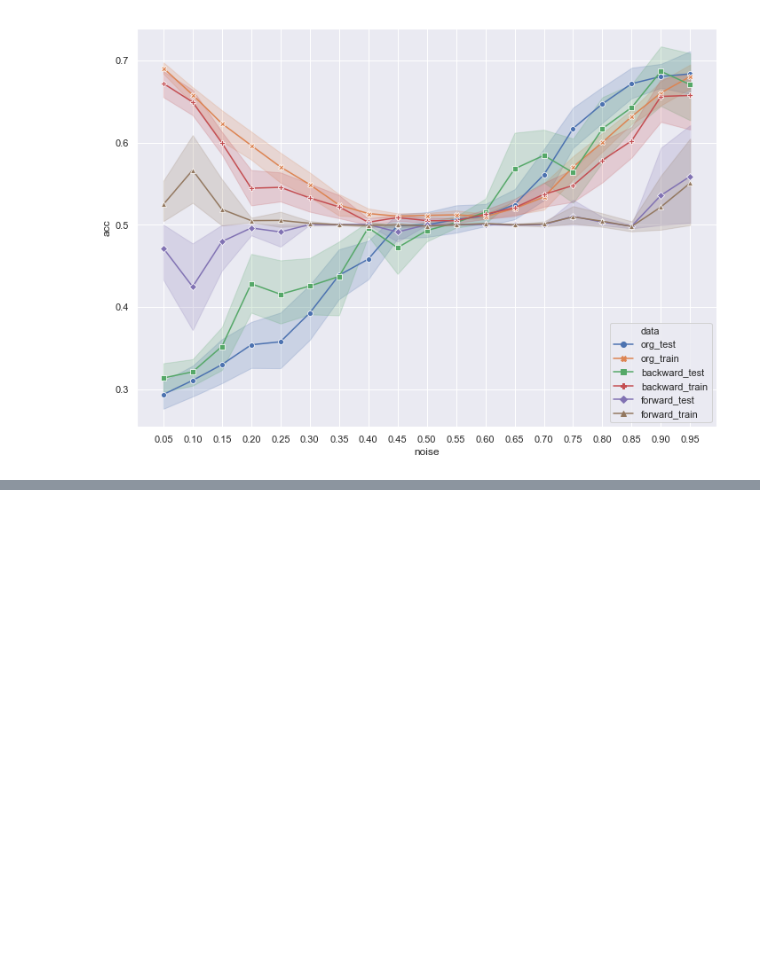
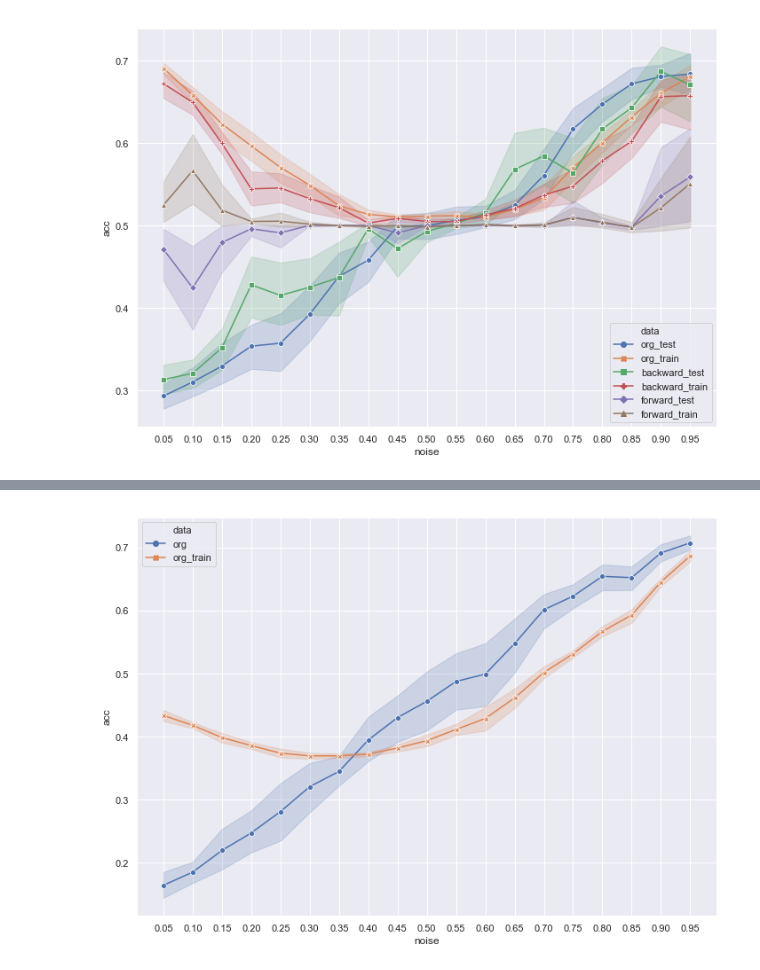
Before and after one commit to gear/denoising-gnn, a Jupyter notebook: notebook/plots.ipynb, the cells around one changed output, grey strips where cells are left out. Saved outputs shown, nothing was run; the diff lists cells and outputs as text; code cells hidden in the pictures; blank space fills up the shorter version.

Commit message:
first figure

```diff
--- a/notebook/plots.ipynb
+++ b/notebook/plots.ipynb
@@ -134,11 +133,0 @@ ax = sns.lineplot(x="noise", y="acc",
-# %%
-REDDITBINARY_est = []
-for i in np.linspace(0.05, 0.95, 19):
-    noise = str(np.round(i,2)).ljust(4,'0')
-    for acc in stat("../results/REDDITBINARY/REDDITBINARY_{}".format(noise)):
-        REDDITBINARY_est.append({'noise': noise, 'acc': acc, 'data': 'org'})
-    for acc in stat("../results/REDDITBINARY/estimate_backward_REDDITBINARY_{}".format(noise)):
-        REDDITBINARY_est.append({'noise': noise, 'acc': acc, 'data': 'backward'})
-    #for acc in stat("../results/PTC/estimate_forward_REDDITBINARY_{}".format(noise)):
-    #    REDDITBINARY_est.append({'noise': noise, 'acc': acc, 'data': 'forward'})
-REDDITBINARY_est = pd.DataFrame(REDDITBINARY_est)
@@ -154,0 +171,14 @@ stat("../results/REDDITBINARY/REDDITBINARY_{}".format(noise))
+# %%
+COLLAB_est = []
+for i in np.linspace(0.05, 0.95, 19):
+    noise = str(np.round(i,2)).ljust(4,'0')
+    for acc, tacc in zip(*stat("../results/COLLAB/COLLAB_self_{}".format(noise))):
+        COLLAB_est.append({'noise': noise, 'acc': acc, 'data': 'org'})
+        COLLAB_est.append({'noise': noise, 'acc': tacc, 'data': 'org_train'})
+COLLAB_est = pd.DataFrame(COLLAB_est)
+# %%
+ax = sns.lineplot(x="noise", y="acc",
+                  hue="data", style="data",
+                  markers=True, dashes=False, data=COLLAB_est)
+# %% [output]
+[figure, added]
```
Also changed, not shown: parts of 12 cells of this notebook, 1 other file.
